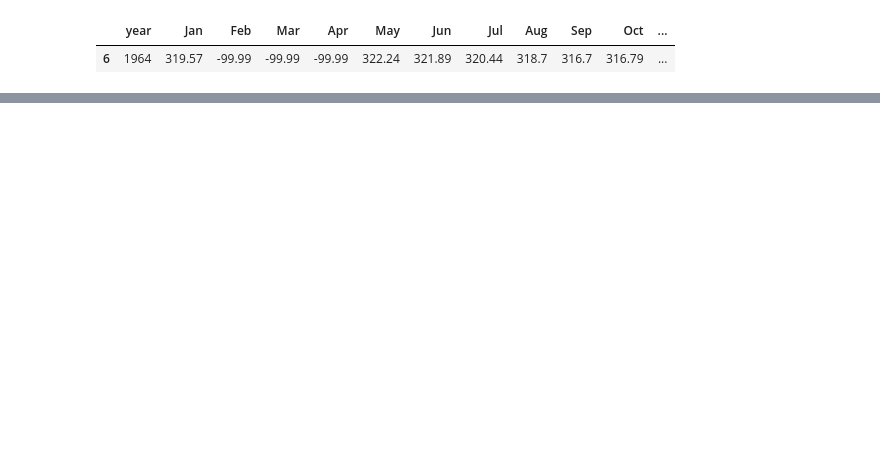
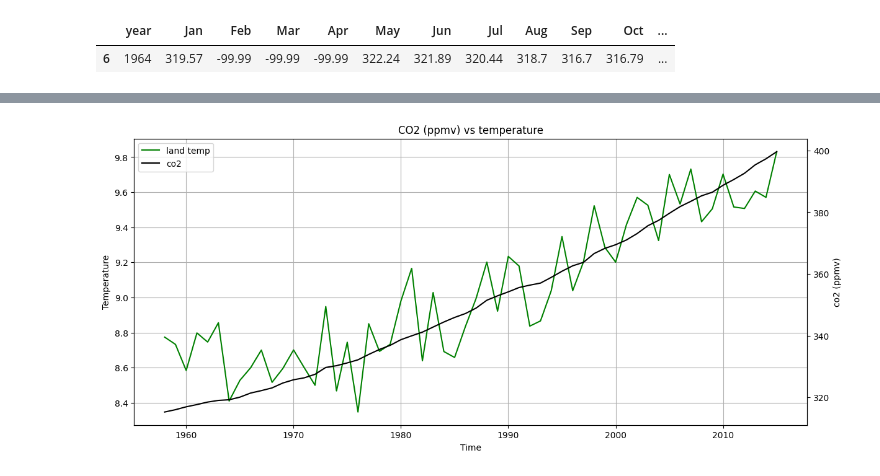
Before and after one commit to subthalamic/subthalamic, a Jupyter notebook: climate-change/climate-change1.ipynb, the cells around one changed output, grey strips where cells are left out. Cells and saved outputs as stored; diff of their text form; code cells hidden in the pictures; blank space fills up the shorter version.

```diff
--- a/climate-change/climate-change1.ipynb
+++ b/climate-change/climate-change1.ipynb
@@ -210,0 +213,25 @@ plt.show()
+# %%
+fig, ax = plt.subplots(figsize=(14, 6))
+axb = ax.twinx()
+
+ax.set_xlabel('Time')
+ax.set_ylabel('Temperature')
+ax.set_title('CO2 (ppmv) vs temperature')
+ax.grid(True)
+
+# First y axis
+ax.plot(co2temp.year, co2temp.land, color='green', label='land temp')
+#ax.plot(co2tempdiff.index, co2_temp.landoceanavg, color='blue', linestyle='--', label='land + ocean temp')
+#ax.plot(co2tempdiff.index, co2_temp.landmin, color='green', linestyle='--', label='land minimum')
+#ax.plot(co2tempdiff.index, co2_temp.landmax, color='red', linestyle='--', label='land minimum')
+
+# Second y-axis
+axb.set_ylabel('co2 (ppmv)')
+axb.plot(co2temp.year, co2temp.co2, color='black', label='co2')
+
+# Handling of getting lines and labels from all axes for a single legend
+lines, labels = ax.get_legend_handles_labels()
+lines2, labels2 = axb.get_legend_handles_labels()
+axb.legend(lines + lines2, labels + labels2, loc='upper left');
+# %% [output]
+[figure, added]
```
Also changed, not shown: parts of 30 cells of this notebook, 1 other file.
